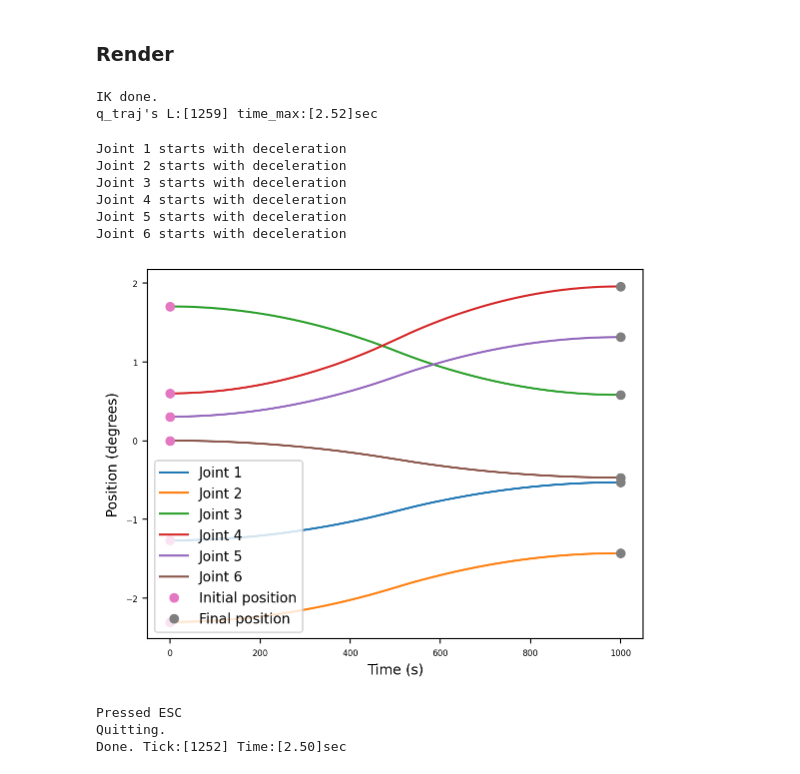
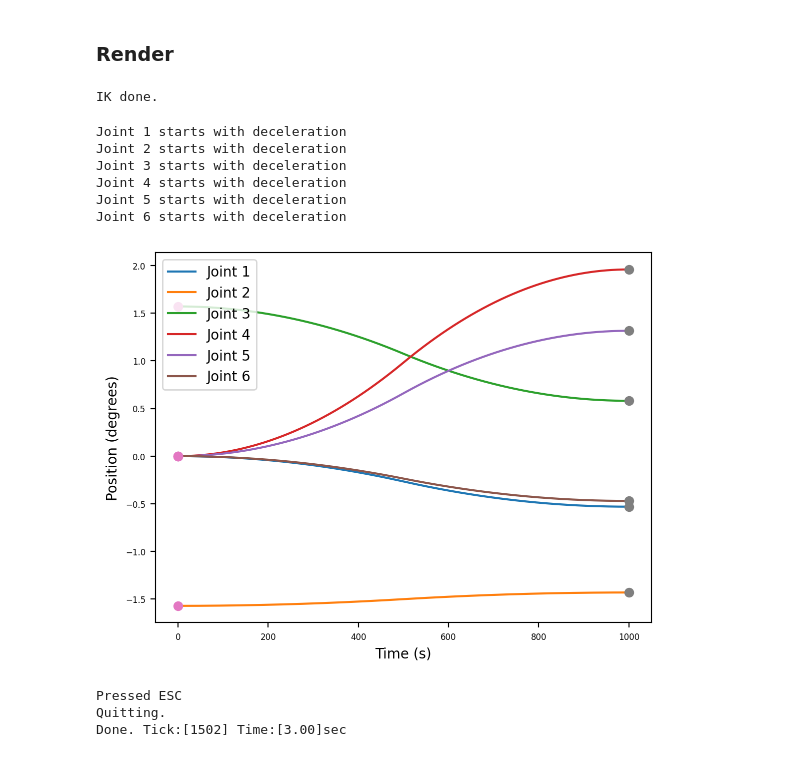
Before and after one commit to joonhyung-lee/mujoco-robotics-usage, a Jupyter notebook: code/manipulator/demo_trapezoidal_spline.ipynb, the cells around one changed output. Drawn from its saved outputs; the diff is of its cells as text; code cells hidden in the pictures.

```diff
--- a/code/manipulator/demo_trapezoidal_spline.ipynb
+++ b/code/manipulator/demo_trapezoidal_spline.ipynb
@@ -90,33 +90,18 @@ q_prepose_00 = env.solve_ik(
     q_init=np.radians([0,-90,0,0,0,0]),idxs_forward=env.idxs_forward, idxs_jacobian=env.idxs_jacobian,
     RESET=False,DO_RENDER=DO_RENDER_IK,render_every=1,th=1*np.pi/180.0,err_th=1e-2)
 
-# 30 deg down pose
-p_trgt = p_base + np.array([0.4,0,0.6])
-R_trgt = rpy2r(np.radians([0,30,0]))@rpy2r(np.radians([-180,0,90]))
-q_prepose_30 = env.solve_ik(
-    body_name=body_name,p_trgt=p_trgt,R_trgt=R_trgt,IK_P=True,IK_R=True,
-    q_init=q_prepose_00,idxs_forward=env.idxs_forward, idxs_jacobian=env.idxs_jacobian,
-    RESET=False,DO_RENDER=DO_RENDER_IK,render_every=1,th=1*np.pi/180.0,err_th=1e-4)
-
 # 60 deg down pose
 p_trgt = p_base + np.array([0.4,0,0.6])
 R_trgt = rpy2r(np.radians([0,60,0]))@rpy2r(np.radians([-180,0,90]))
 q_prepose_60 = env.solve_ik(
     body_name=body_name,p_trgt=p_trgt,R_trgt=R_trgt,IK_P=True,IK_R=True,
-    q_init=q_prepose_30,idxs_forward=env.idxs_forward, idxs_jacobian=env.idxs_jacobian,
+    q_init=q_prepose_00,idxs_forward=env.idxs_forward, idxs_jacobian=env.idxs_jacobian,
     RESET=False,DO_RENDER=DO_RENDER_IK,render_every=1,th=1*np.pi/180.0,err_th=1e-4)
 
 env.close_viewer()
 print ("IK done.")
-
-# Get joint trajectory
-times,q_traj = get_interp_const_vel_traj(
-    np.vstack((q_prepose_60,q_prepose_30,q_prepose_30,q_prepose_60)),
-    vel=np.radians(30),HZ=env.HZ)
-print ("q_traj's L:[%d] time_max:[%.2f]sec"%(times.shape[0],times[-1]))
 # %% [output]
 IK done.
-q_traj's L:[1259] time_max:[2.52]sec
 # %%
 # import numpy as np
 
@@ -209,7 +194,7 @@ def trapezoidal_spline(q_init, q_final, max_velocity, max_acceleration):
 # %%
 import matplotlib.pyplot as plt
 
-q_init = q_prepose_00
+q_init = np.array(np.radians([0, -90, 90, 0, 0, 0]))
 q_final = q_prepose_60
 max_velocities = np.ones(6) * 10
 max_accelerations = np.ones(6) * 10
@@ -233,15 +218,15 @@ Joint 6 starts with deceleration
 # %%
 # Plotting joint positions over time
 for i in range(q_list.shape[0]):
     plt.plot(np.arange(len(q_list.T)), q_list.T[:, i], label=f'Joint {i+1}')
-plt.plot(np.zeros(6), q_init, 'o', label='Initial position')
-plt.plot(np.ones(6) * (q_list.shape[-1]), q_final, 'o', label='Final position')
+plt.plot(np.zeros(6), q_init, 'o') #, label='Initial position')
+plt.plot(np.ones(6) * (q_list.shape[-1]), q_final, 'o') # , label='Final position')
 plt.xlabel('Time (s)')
 plt.ylabel('Position (degrees)')
 plt.legend()
 plt.show()
 # %% [output]
-[figure, old version]
+[figure, new version]
 # %%
 # Init viewer
 env.init_viewer(viewer_title='UR5e with RG2 gripper',viewer_width=1200,viewer_height=800,
@@ -255,7 +240,7 @@ pcd_tick = 0
 
 # Reset
 env.reset()
-env.forward(q=q_traj[0,:],joint_idxs=[0,1,2,3,4,5])
+env.forward(q=q_init,joint_idxs=[0,1,2,3,4,5])
 tick,max_sec = 0,100
 while env.get_sim_time() <= max_sec:
     # Step
@@ -290,4 +275,4 @@ print ("Done. Tick:[%d] Time:[%.2f]sec"%(env.tick,env.get_sim_time()))
 # %% [output]
 Pressed ESC
 Quitting.
-Done. Tick:[1252] Time:[2.50]sec
+Done. Tick:[1502] Time:[3.00]sec
```
Also changed, not shown: parts of 1 cell of this notebook.
